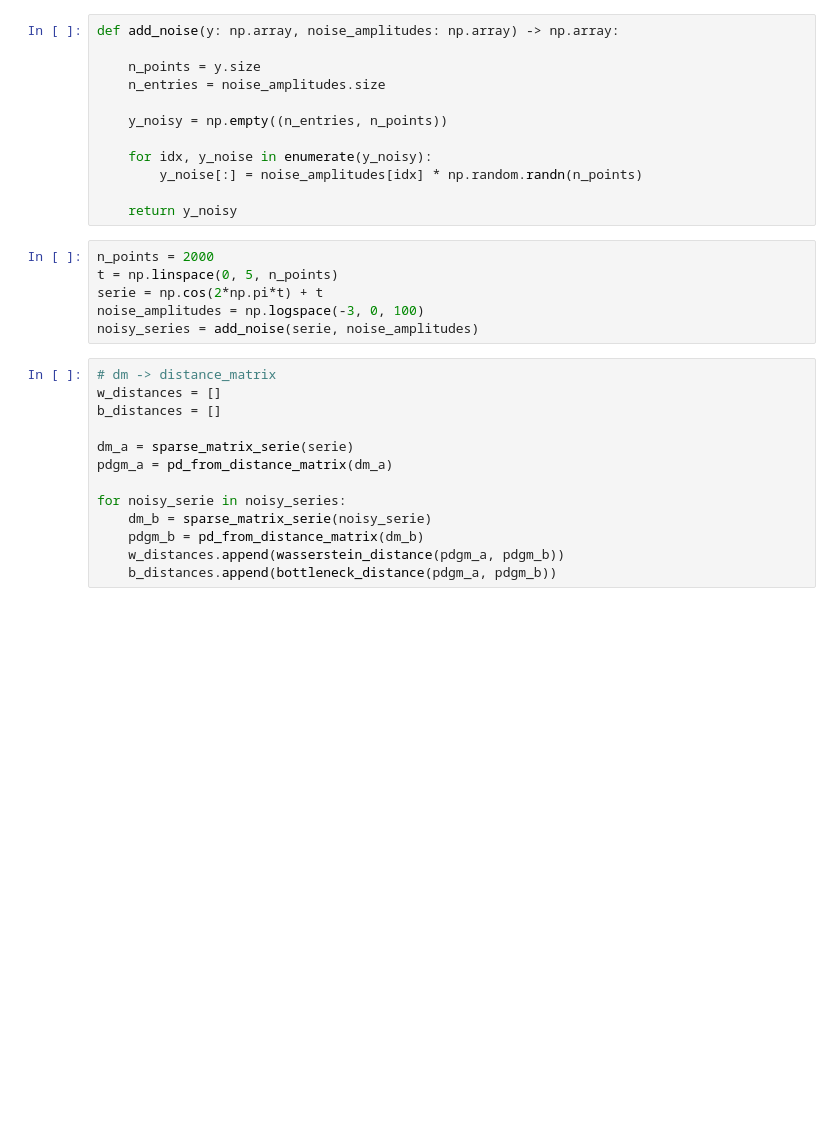
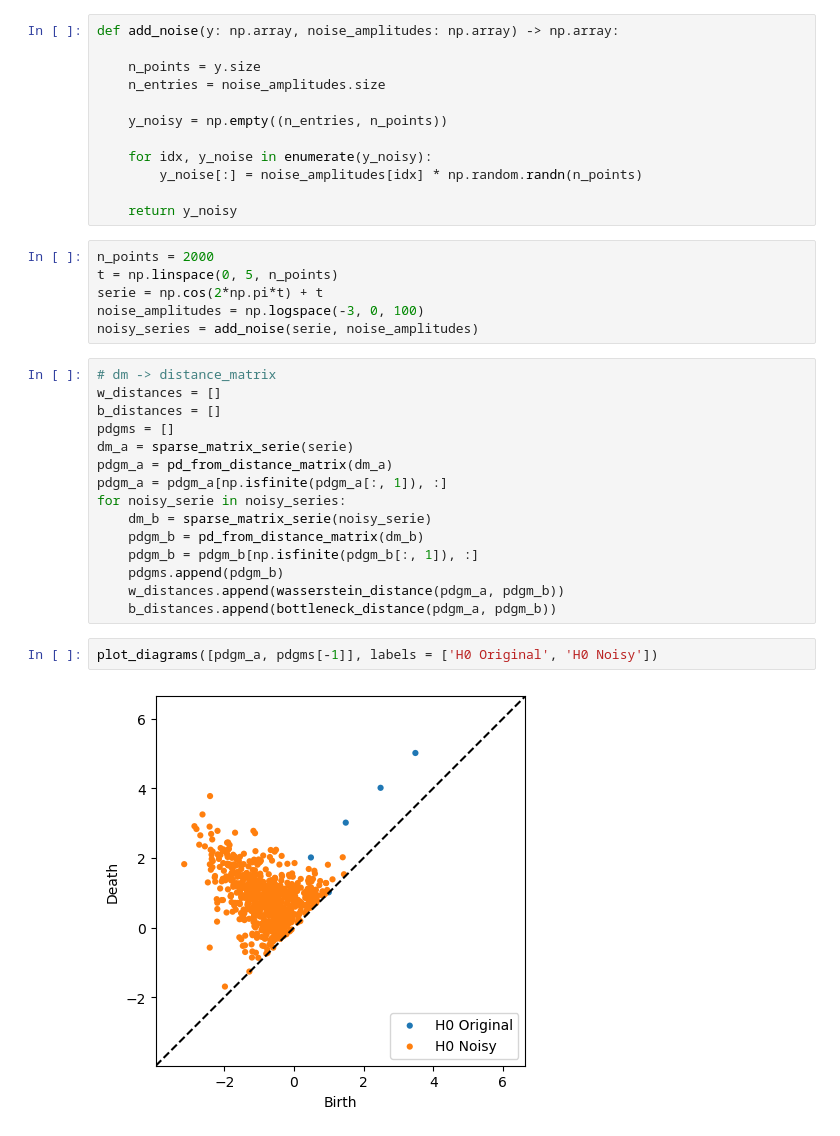
Before and after one commit to cosmic-hi-5/astropology, a Jupyter notebook: explore/distance.ipynb, the cells around one changed output. Saved outputs shown, nothing was run; the diff lists cells and outputs as text; blank space fills up the shorter version.

```diff
--- a/explore/distance.ipynb
+++ b/explore/distance.ipynb
@@ -34,14 +34,20 @@ noisy_series = add_noise(serie, noise_amplitudes)
 # dm -> distance_matrix
 w_distances = []
 b_distances = []
-
+pdgms = []
 dm_a = sparse_matrix_serie(serie)
 pdgm_a = pd_from_distance_matrix(dm_a)
-
+pdgm_a = pdgm_a[np.isfinite(pdgm_a[:, 1]), :]
 for noisy_serie in noisy_series:
     dm_b = sparse_matrix_serie(noisy_serie)
     pdgm_b = pd_from_distance_matrix(dm_b)
+    pdgm_b = pdgm_b[np.isfinite(pdgm_b[:, 1]), :]
+    pdgms.append(pdgm_b)
     w_distances.append(wasserstein_distance(pdgm_a, pdgm_b))
     b_distances.append(bottleneck_distance(pdgm_a, pdgm_b))
+# %%
+plot_diagrams([pdgm_a, pdgms[-1]], labels = ['H0 Original', 'H0 Noisy'])
+# %% [output]
+[figure, added]
 # %%
 fig, ax = plt.subplots()
```
Also changed, not shown: parts of 1 cell of this notebook.
